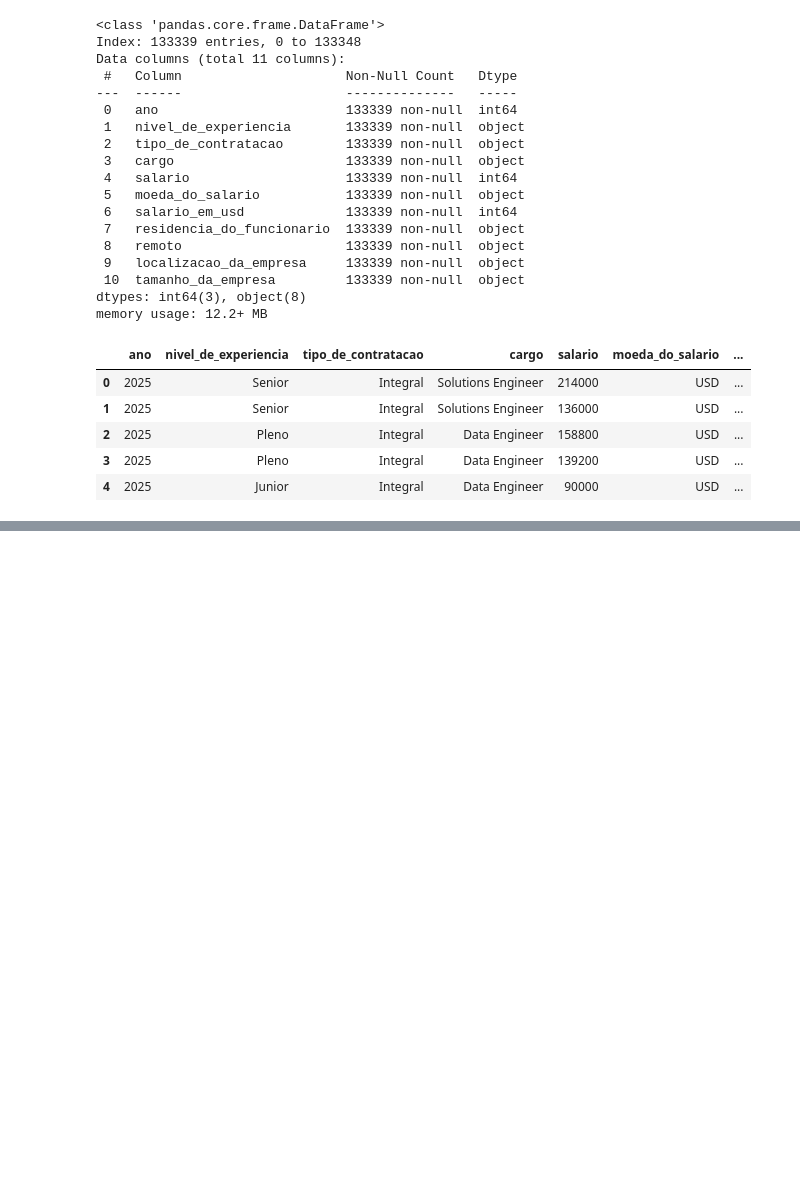
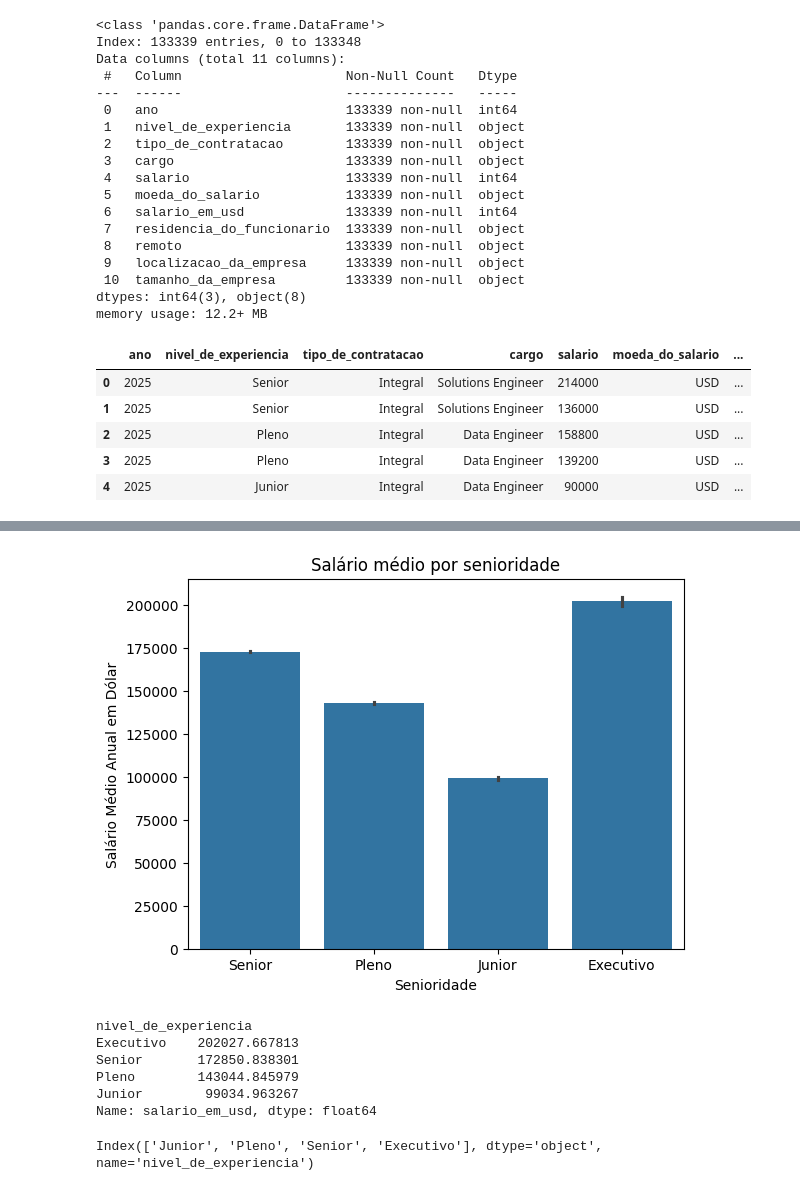
Before and after one commit to PedroCeratoo/ImersaoDataScienceAlura, a Jupyter notebook: ImersaoDS.ipynb, the cells around one changed output, grey strips where cells are left out. Cells and saved outputs as stored; diff of their text form; code cells hidden in the pictures; blank space fills up the shorter version.

```diff
--- a/ImersaoDS.ipynb
+++ b/ImersaoDS.ipynb
@@ -425,0 +441,18 @@ df_limpo.head()
+# %%
+plt.Figure(figsize=(8, 5))
+sns.barplot( data=df_limpo, x= df_limpo['nivel_de_experiencia'], y= df_limpo['salario_em_usd'])
+plt.title('Salário médio por senioridade')
+plt.xlabel("Senioridade")
+plt.ylabel("Salário Médio Anual em Dólar")
+plt.show()
+# %% [output]
+[figure, added]
+# %%
+df_limpo.groupby('nivel_de_experiencia')['salario_em_usd'].mean().sort_values(ascending=False)
+# %% [output]
+nivel_de_experiencia
+Executivo    202027.667813
+Senior       172850.838301
+Pleno        143044.845979
+Junior        99034.963267
+Name: salario_em_usd, dtype: float64
@@ -425,0 +461,4 @@ df_limpo.head()
+# %%
+ordem
+# %% [output]
+Index(['Junior', 'Pleno', 'Senior', 'Executivo'], dtype='object', name='nivel_de_experiencia')
```
Also changed, not shown: parts of 13 cells of this notebook.
